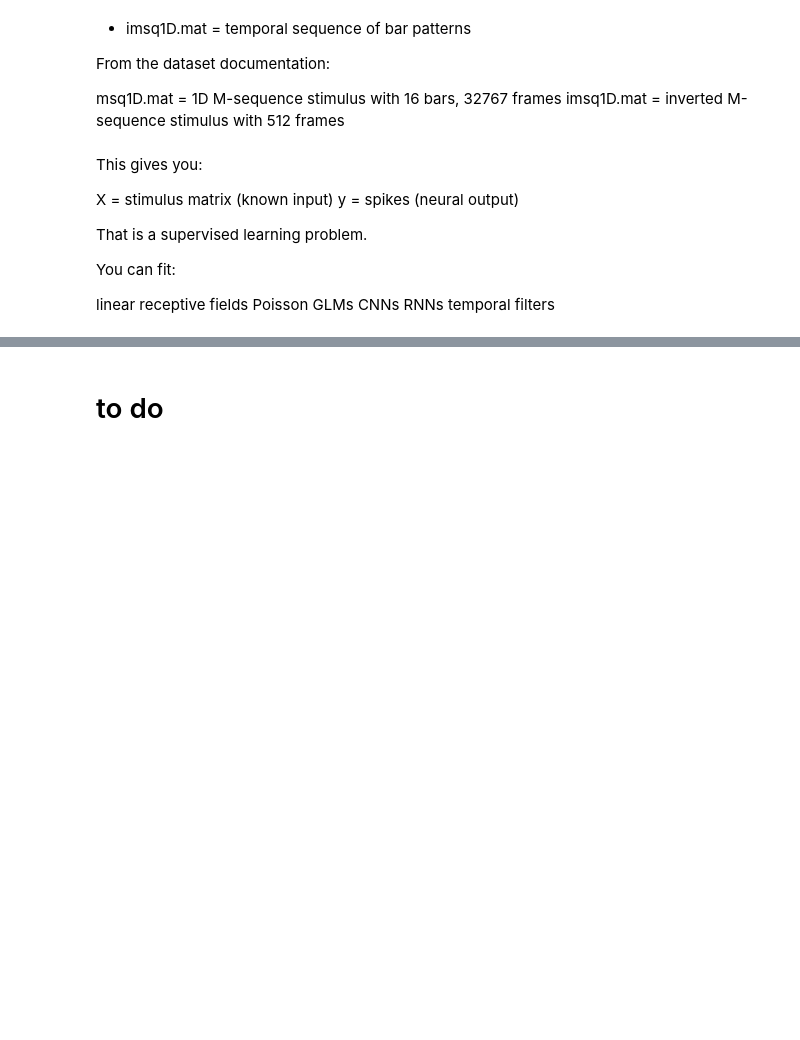
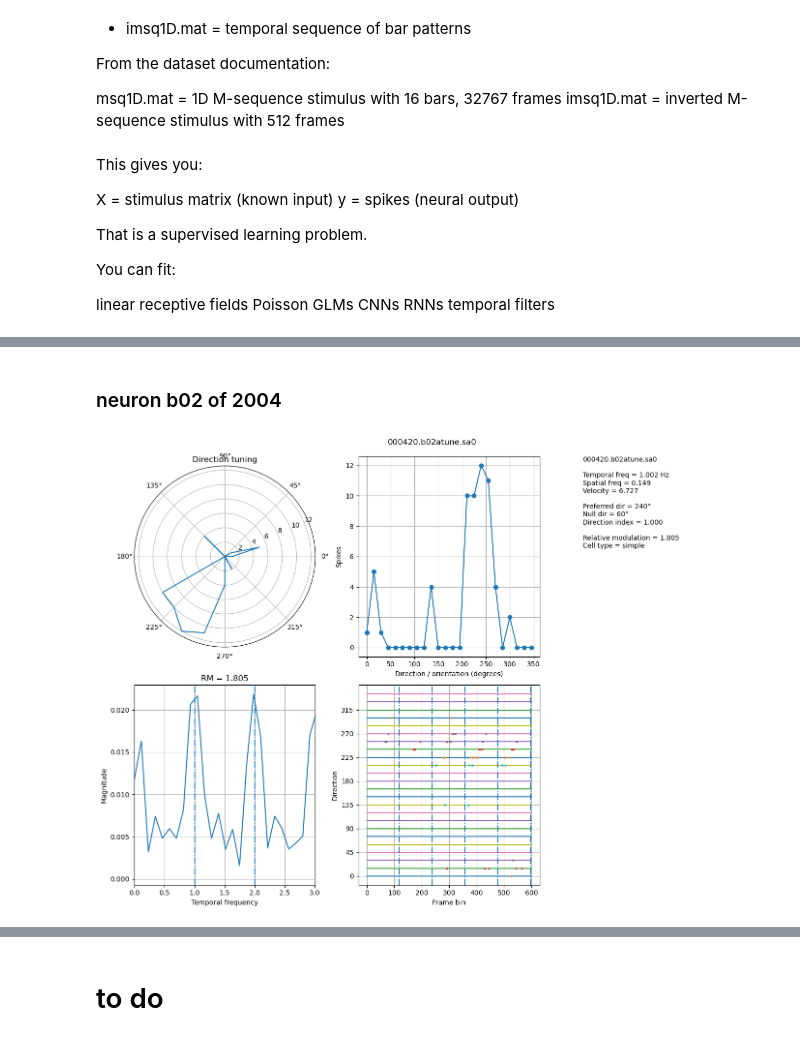
Before and after one commit to alessandrodipiano/neural_encoding, a Jupyter notebook: start.ipynb, the cells around one changed output, grey strips where cells are left out. Drawn from its saved outputs; the diff is of its cells as text; code cells hidden in the pictures; blank space fills up the shorter version.

Commit message:
added functions to load spikes and divided neurons in linear and complex

```diff
--- a/start.ipynb
+++ b/start.ipynb
@@ -104 +139,33 @@ to check if all of this is true later
+# %%
+COMPLEX_NEURON_PATH= root/'000413.b03'
+
+LINEAR_NEURON_PATH=root/'000420.b02'
+
+STIM_PATH  = DATA_ROOT/'1D_white_noise/Stimulus_Files/msq1D.mat'
+
+
+filenames_complex = [
+
+    '000413.b03bmsq1D.sa0',
+    '000413.b03cmsq1D.sa0',
+    '000413.b03dmsq1D.sa0',
+    '000413.b03fmsq1D.sa0',
+    '000413.b03hmsq1D.sa0',
+]
+
+
+filenames_linear=[
+    '000420.b02bmsq1d.log',
+    '000420.b02cmsq1d.log',
+    '000420.b02dmsq1d.log',
+    '000420.b02emsq1d.log',
+    '000420.b02fmsq1d.log',
+    '000420.b02gmsq1d.log',
+    '000420.b02hmsq1d.log'
+
+]
+
+
+paths_comples_trials = [COMPLEX_NEURON_PATH / name for name in filenames_complex]
+paths_linear_trial = [LINEAR_NEURON_PATH / name for name in filenames_linear]
 # %% [markdown]
@@ -135,0 +219,16 @@ Stimulus width: 9.0 cm = 4.50°  (0.281°/bar)
+# %% [markdown]
+### neuron b02 of 2004
+# %%
+flog = retrieve_log(
+    path=LINEAR_NEURON_PATH,
+    filename="000420.b02atune.log",
+    channels=None
+)
+
+info = tori(flog, cluster_index=0, plot=True)
+paths = [LINEAR_NEURON_PATH / name for name in filenames_complex]
+
+
+msq1D_stim = loadmat(STIM_PATH)['msq1D'].astype(float)   # (32767, 16), values ±1
+# %% [output]
+[figure, added]
```
Also changed, not shown: parts of 37 cells of this notebook, 2 other files.
